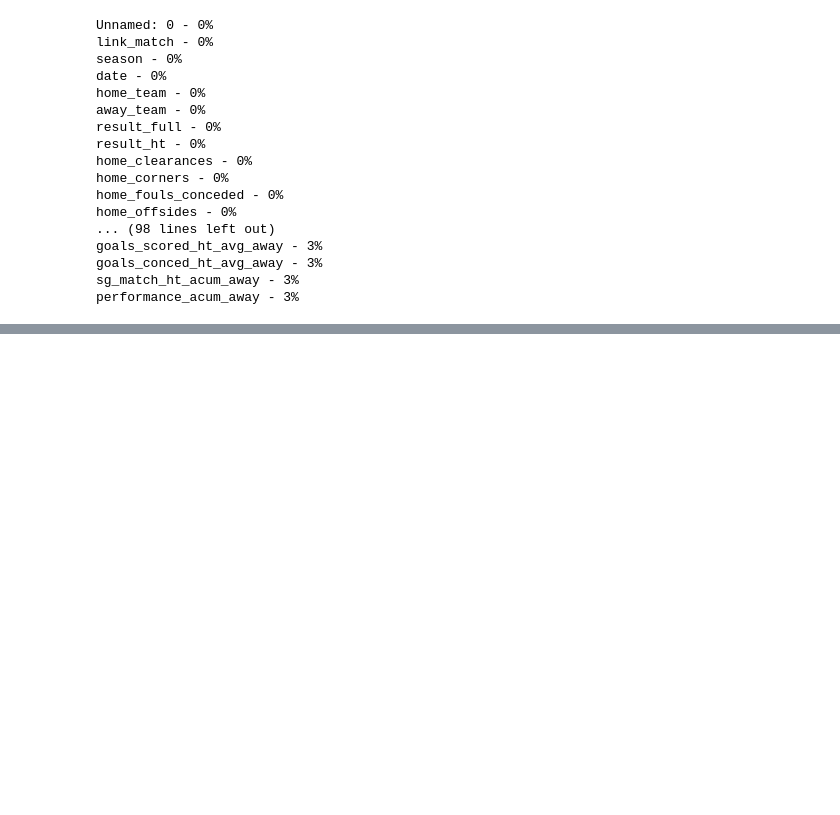
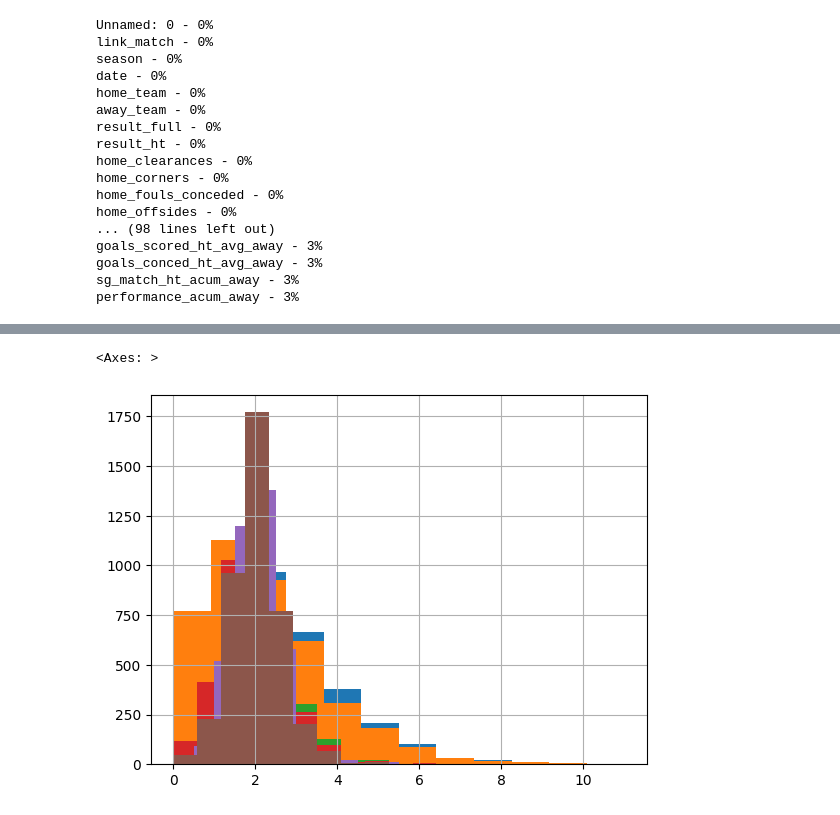
Before and after one commit to carlosgilrodrigo/TFM, a Jupyter notebook: TFM_CarlosGilRodrigo.ipynb, the cells around one changed output, grey strips where cells are left out. Cells and saved outputs as stored; diff of their text form; code cells hidden in the pictures; blank space fills up the shorter version.

```diff
--- a/TFM_CarlosGilRodrigo.ipynb
+++ b/TFM_CarlosGilRodrigo.ipynb
@@ -128,0 +238,10 @@ performance_acum_away - 3%
+# %%
+df['home_offsides'].hist(bins=12)
+df['away_offsides'].hist(bins=12)
+df['offsides_avg_H'].hist(bins=12)
+df['offsides_avg_A'].hist(bins=12)
+df['offsides_avg_home'].hist(bins=12)
+df['offsides_avg_away'].hist(bins=12)
+# %% [output]
+<Axes: >
+[figure, added]
```
Also changed, not shown: parts of 35 cells of this notebook.
